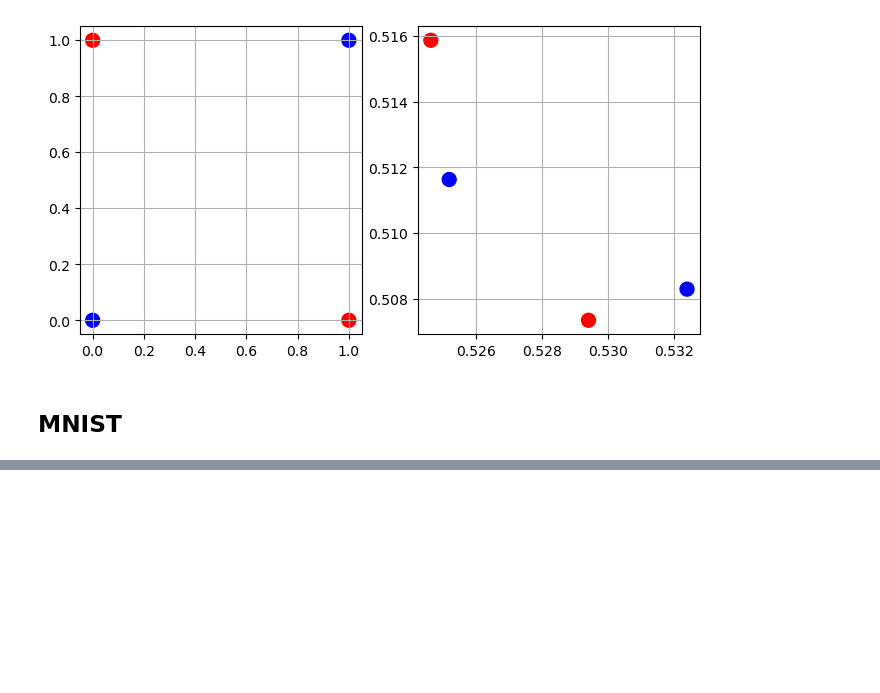
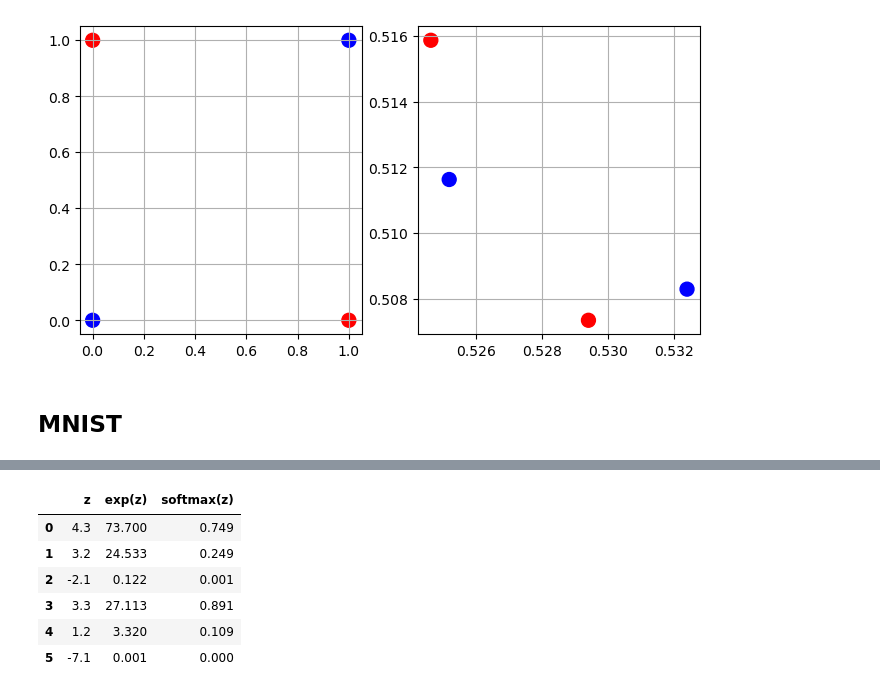
Before and after one commit to rebirther00/pydeep_multicam, a Jupyter notebook: Day3.ipynb, the cells around one changed output, grey strips where cells are left out. Drawn from its saved outputs; the diff is of its cells as text; code cells hidden in the pictures; blank space fills up the shorter version.

```diff
--- a/Day3.ipynb
+++ b/Day3.ipynb
@@ -338,0 +393,25 @@ print(len(mnist['test']))
+# %%
+z = np.array([
+    [4.3, 3.2, -2.1],
+    [3.3, 1.2, -7.1]])
+
+# print(np.exp(z).round(3)) # 무조건 양수
+# print(np.exp(z) / np.sum(np.exp(z))) # 합이 1이 되도록 정규화
+
+def softmax(x):
+    exp_x = np.exp(x-x.max(axis=1, keepdims=True )) # 오버플로우 방지
+    return exp_x / exp_x.sum(axis=1, keepdims=True)
+
+pd.DataFrame({
+    'z' : z.flatten(),
+    'exp(z)' : np.exp(z).flatten(),
+    'softmax(z)' : softmax(z).flatten()
+}).round(3)
+# %% [output]
+|  | z | exp(z) | softmax(z) |
+| 0 | 4.3 | 73.700 | 0.749 |
+| 1 | 3.2 | 24.533 | 0.249 |
+| 2 | -2.1 | 0.122 | 0.001 |
+| 3 | 3.3 | 27.113 | 0.891 |
+| 4 | 1.2 | 3.320 | 0.109 |
+| 5 | -7.1 | 0.001 | 0.000 |
```
Also changed, not shown: parts of 11 cells of this notebook, 9 other files.
